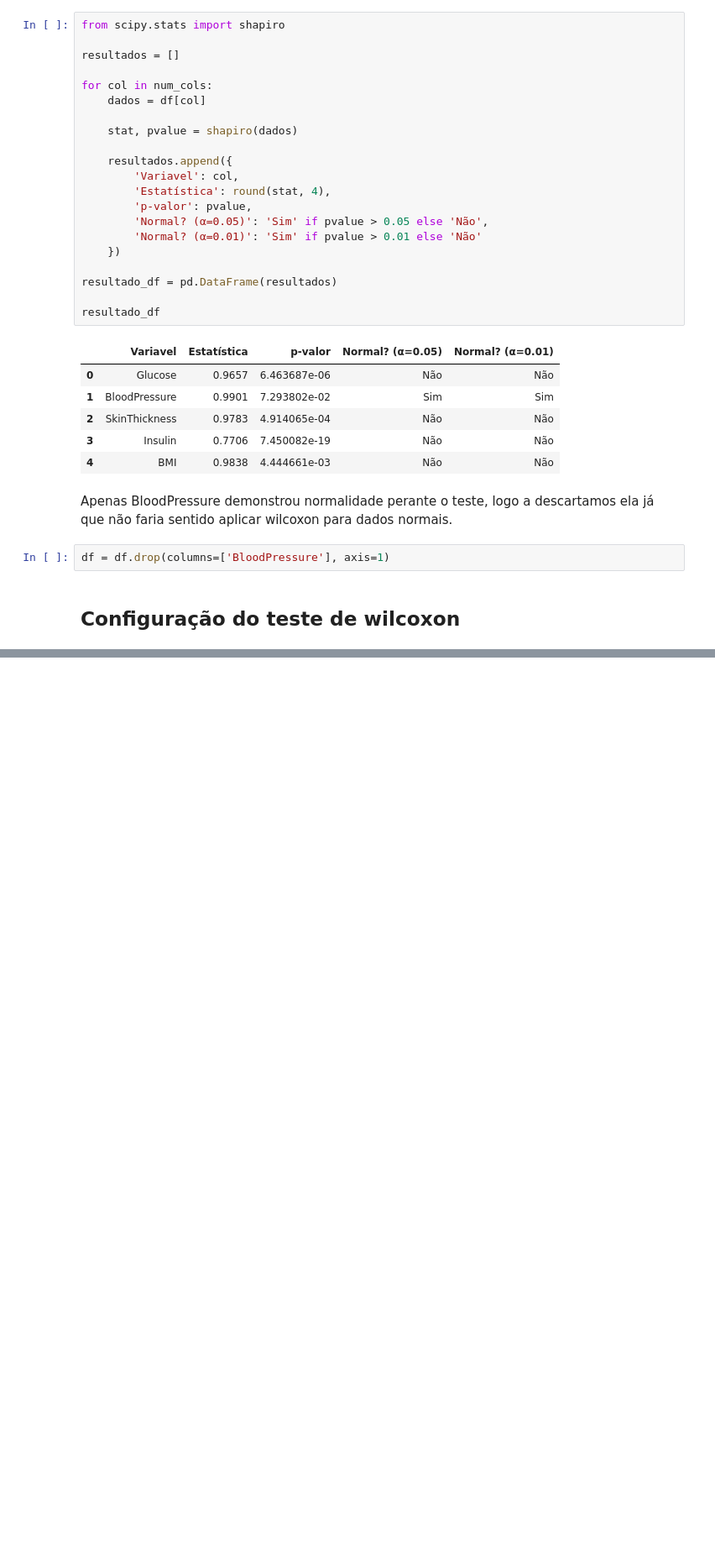
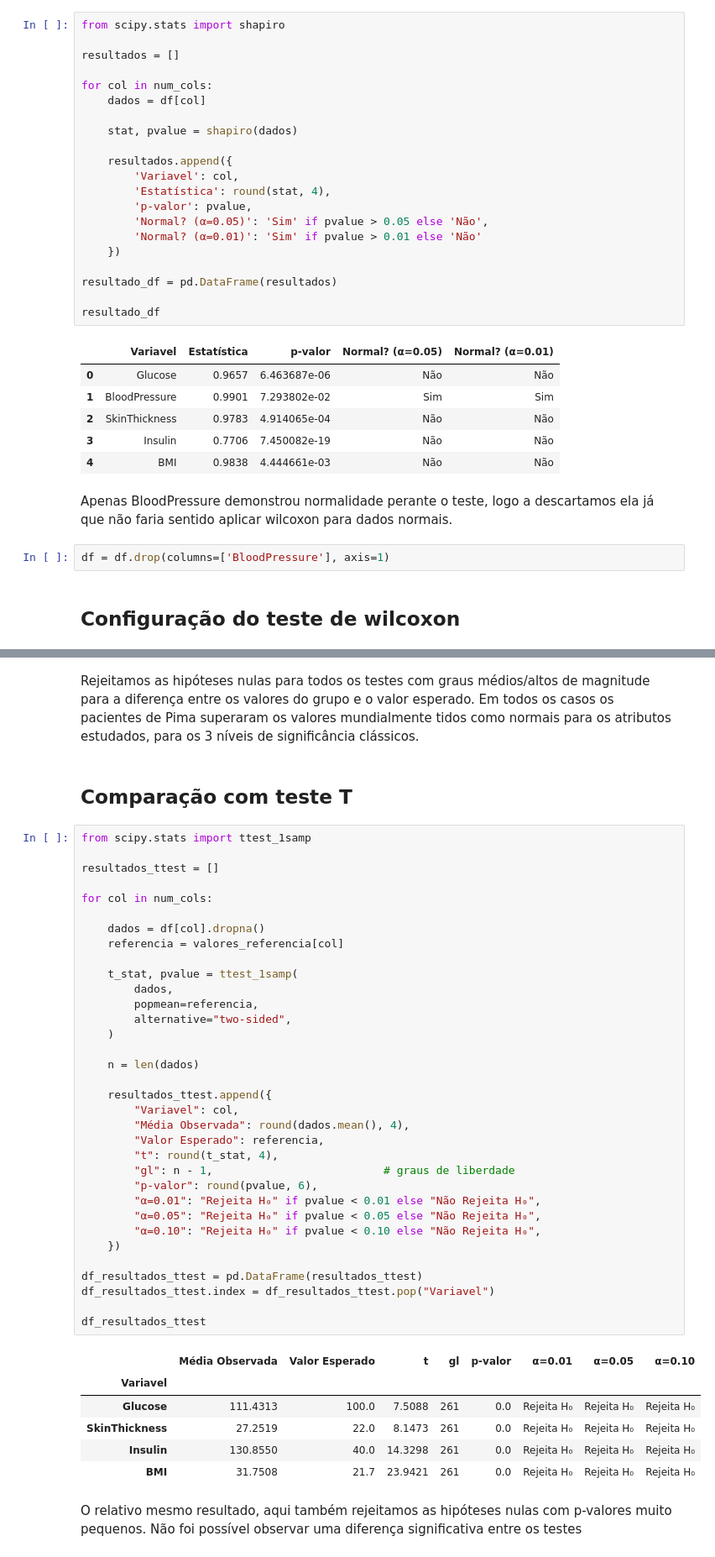
Before and after one commit to ArthurCordeiro-exe/inference-statistic, a Jupyter notebook: análise exploratória.ipynb, the cells around one changed output, grey strips where cells are left out. Shown at 84% size. Cells and saved outputs as stored; diff of their text form; blank space fills up the shorter version.

```diff
--- a/análise exploratória.ipynb
+++ b/análise exploratória.ipynb
@@ -340,3 +390,50 @@ df_resultados_wilcoxon
 | SkinThickness | 27.00 | 22.0 | 256 | 8208.0 | 6.9484 | (+)** | 0.0 | Rejeita H₀ | Rejeita H₀ | ... |
 | Insulin | 105.00 | 40.0 | 260 | 399.0 | 13.6489 | (+)*** | 0.0 | Rejeita H₀ | Rejeita H₀ | ... |
 | BMI | 31.25 | 21.7 | 262 | 271.5 | 13.8100 | (+)*** | 0.0 | Rejeita H₀ | Rejeita H₀ | ... |
+# %% [markdown]
+Rejeitamos as hipóteses nulas para todos os testes com graus médios/altos de magnitude para a diferença entre os valores do grupo e o valor esperado. Em todos os casos os pacientes de Pima superaram os valores mundialmente tidos como normais para os atributos estudados, para os 3 níveis de significância clássicos.
+# %% [markdown]
+## Comparação com teste T
+# %%
+from scipy.stats import ttest_1samp
+
+resultados_ttest = []
+
+for col in num_cols:
+
+    dados = df[col].dropna()
+    referencia = valores_referencia[col]
+
+    t_stat, pvalue = ttest_1samp(
+        dados,
+        popmean=referencia,
+        alternative="two-sided",
+    )
+
+    n = len(dados)
+
+    resultados_ttest.append({
+        "Variavel": col,
+        "Média Observada": round(dados.mean(), 4),
+        "Valor Esperado": referencia,
+        "t": round(t_stat, 4),
+        "gl": n - 1,                          # graus de liberdade
+        "p-valor": round(pvalue, 6),
+        "α=0.01": "Rejeita H₀" if pvalue < 0.01 else "Não Rejeita H₀",
+        "α=0.05": "Rejeita H₀" if pvalue < 0.05 else "Não Rejeita H₀",
+        "α=0.10": "Rejeita H₀" if pvalue < 0.10 else "Não Rejeita H₀",
+    })
+
+df_resultados_ttest = pd.DataFrame(resultados_ttest)
+df_resultados_ttest.index = df_resultados_ttest.pop("Variavel")
+
+df_resultados_ttest
+# %% [output]
+|  | Média Observada | Valor Esperado | t | gl | p-valor | α=0.01 | α=0.05 | α=0.10 |
+| Variavel |  |  |  |  |  |  |  |  |
+| Glucose | 111.4313 | 100.0 | 7.5088 | 261 | 0.0 | Rejeita H₀ | Rejeita H₀ | Rejeita H₀ |
+| SkinThickness | 27.2519 | 22.0 | 8.1473 | 261 | 0.0 | Rejeita H₀ | Rejeita H₀ | Rejeita H₀ |
+| Insulin | 130.8550 | 40.0 | 14.3298 | 261 | 0.0 | Rejeita H₀ | Rejeita H₀ | Rejeita H₀ |
+| BMI | 31.7508 | 21.7 | 23.9421 | 261 | 0.0 | Rejeita H₀ | Rejeita H₀ | Rejeita H₀ |
+# %% [markdown]
+O relativo mesmo resultado, aqui também rejeitamos as hipóteses nulas com p-valores muito pequenos. Não foi possível observar uma diferença significativa entre os testes
```
Also changed, not shown: parts of 8 cells of this notebook.
